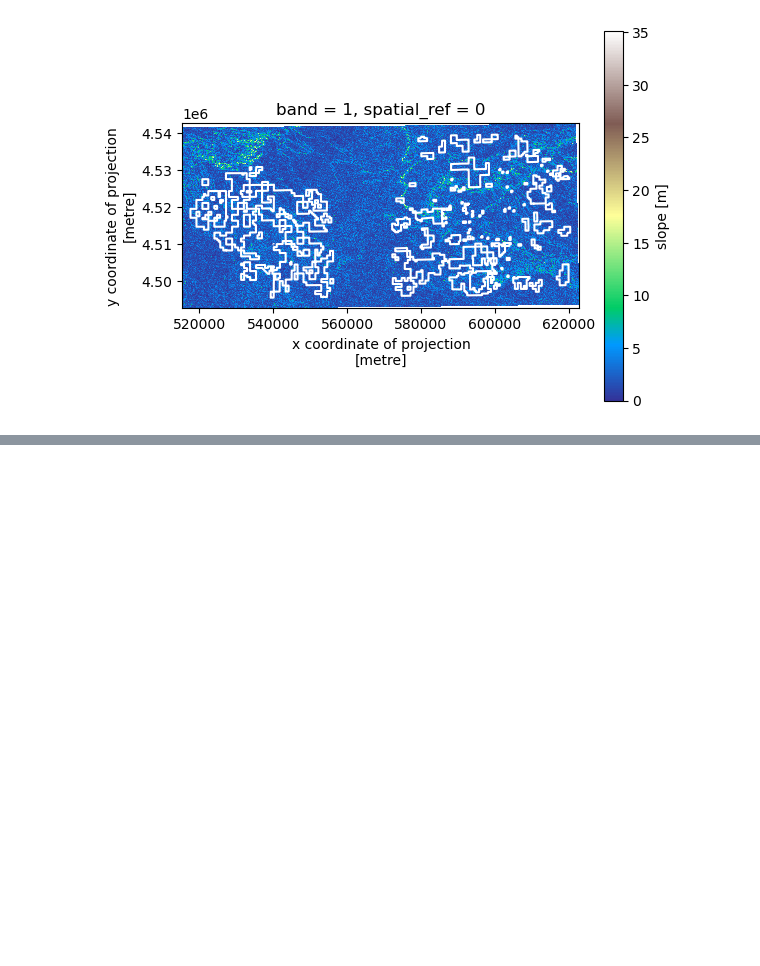
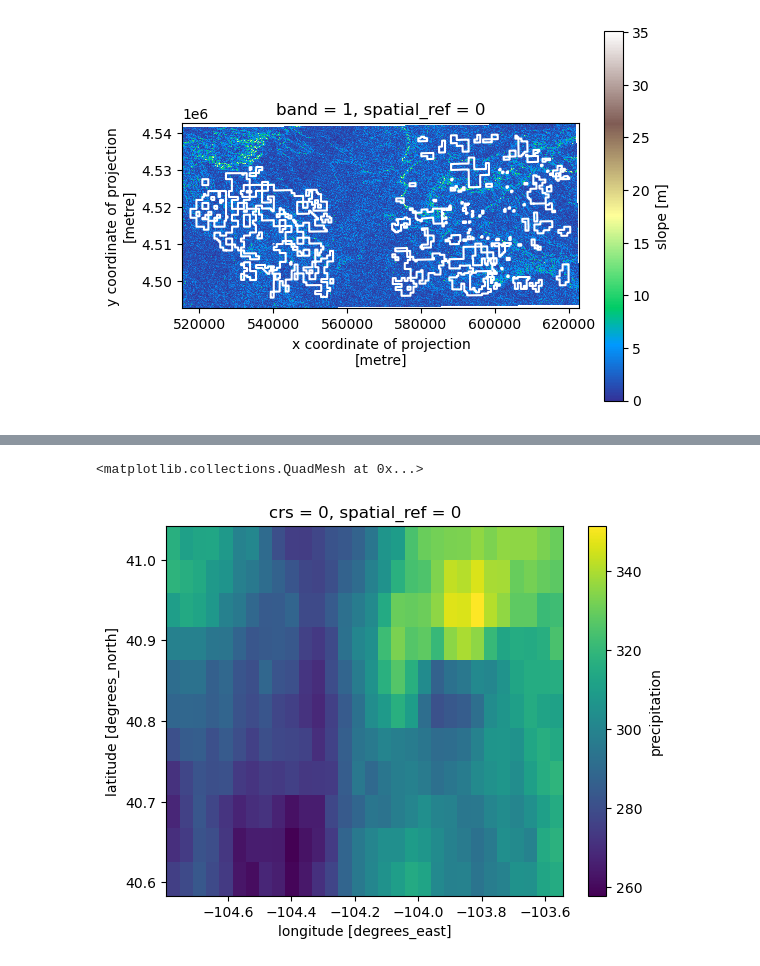
Before and after one commit to akpost21/Habitat-Suitability, a Jupyter notebook: habitat_suitability_workflow.ipynb, the cells around one changed output, grey strips where cells are left out. Saved outputs shown, nothing was run; the diff lists cells and outputs as text; code cells hidden in the pictures; blank space fills up the shorter version.

```diff
--- a/habitat_suitability_workflow.ipynb
+++ b/habitat_suitability_workflow.ipynb
@@ -500,7 +506,7 @@ Attributes:
 
 #Create conversion function (outside loop)
 def convert_longitude(lon):
-    """Convert longitude frmo 0-360 to -180-180"""
+    """Convert longitude from 0-360 to -180-180"""
     return(lon - 360) if lon > 180 else lon
 
 #Make empty list
@@ -666,0 +695,18 @@ plt.show()
+# %%
+# Pull out 1 row from MACA data & extract data array from that row
+# .values since da needs to be extracted from within another layer
+# [0] after vaules or .item() to index out first element (remove parentheses around entire da)
+
+# Add crs
+# Group time by year, take annual sum, then min (of what?)
+
+maca_pawnee_2091_da = (maca_df
+                       [(maca_df.start_year==2091) & (maca_df.site_name=='pawnee')]
+                       .da.values.item()
+                       .rio.write_crs(4326)
+                       .rio.set_spatial_dims('lat','lon')
+                       .groupby('time.year')
+                       .sum()
+                       .min('year')
+                       )
+maca_pawnee_2091_da
@@ -666,0 +731,5 @@ plt.show()
+# %%
+maca_pawnee_2091_da.plot()
+# %% [output]
+<matplotlib.collections.QuadMesh at 0x...>
+[figure, added]
```
Also changed, not shown: parts of 14 cells of this notebook.
